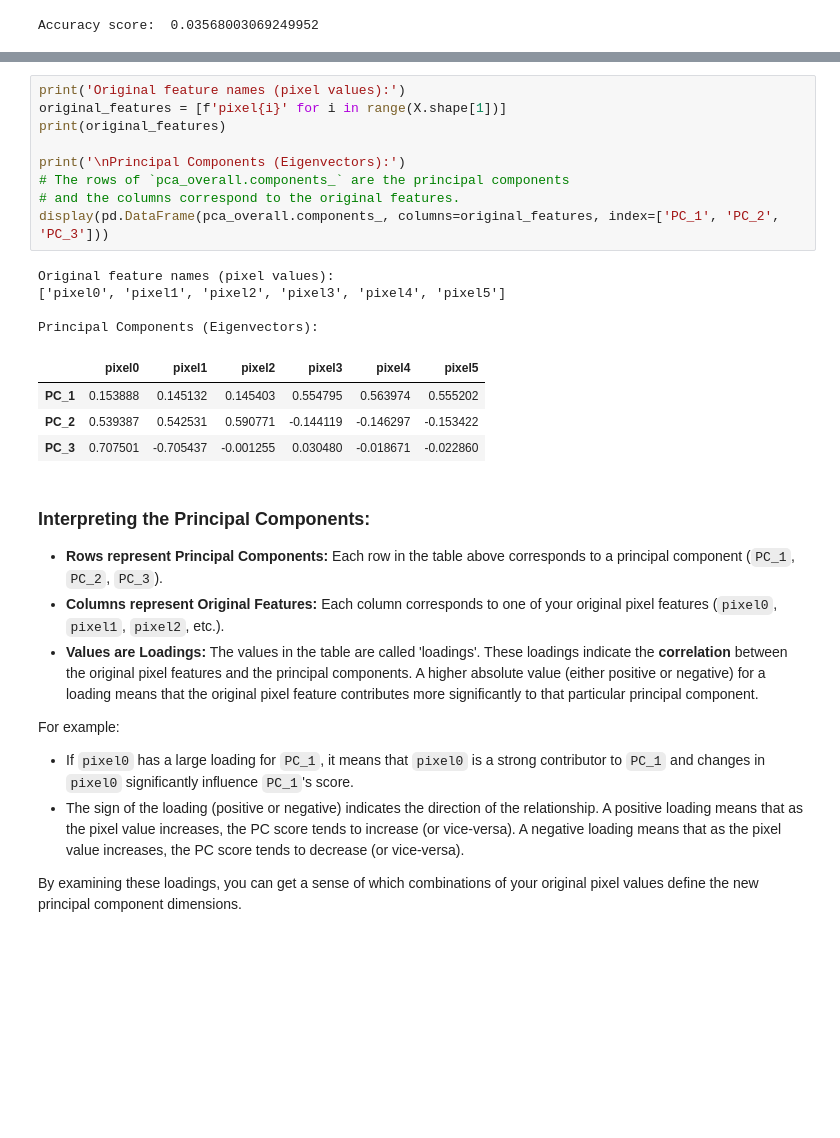
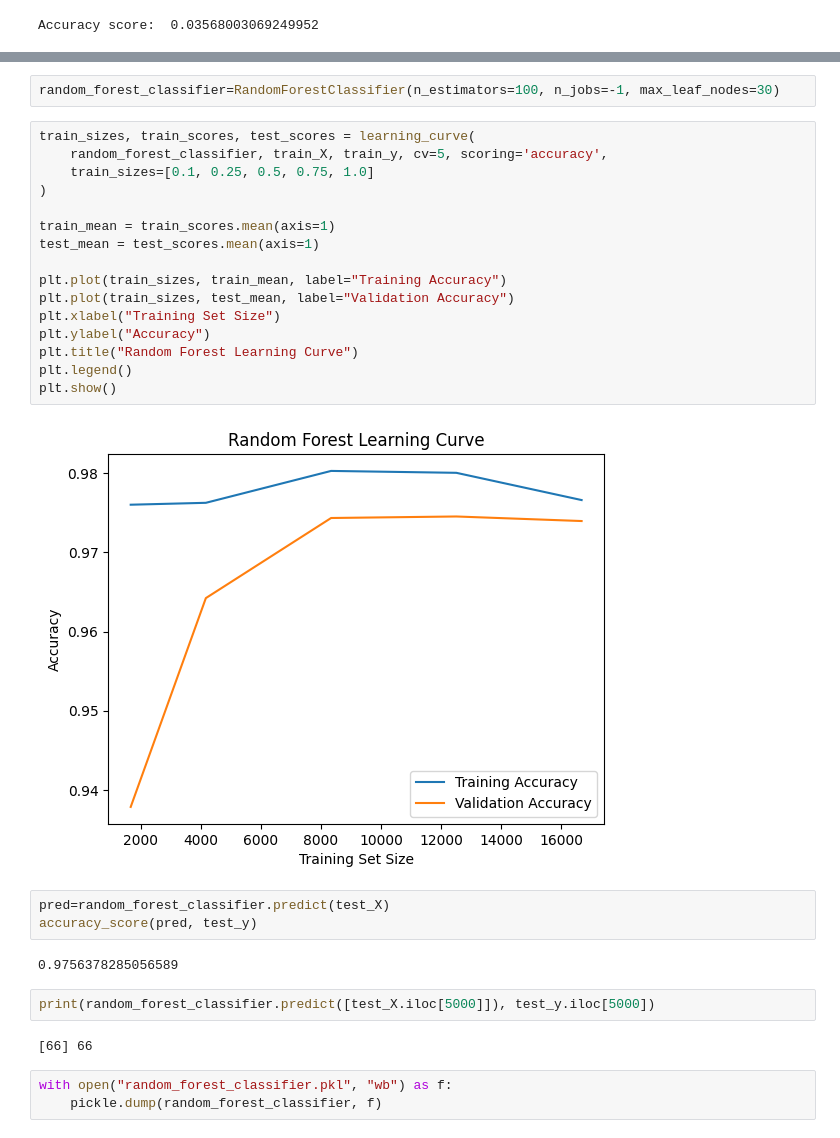
Before and after one commit to Prakas-Dutta/Hand-gesture-to-alphabet, a Jupyter notebook: Alphabetical_Hand_gesture_recognition_using_deep_learning.ipynb, the cells around one changed output, grey strips where cells are left out. Saved outputs shown, nothing was run; the diff lists cells and outputs as text; blank space fills up the shorter version.

```diff
--- a/Alphabetical_Hand_gesture_recognition_using_deep_learning.ipynb
+++ b/Alphabetical_Hand_gesture_recognition_using_deep_learning.ipynb
@@ -461,31 +339,32 @@ The DataFrame has 26063 rows (samples) and 4 columns (features + label).
-# %%
-print('Original feature names (pixel values):')
-original_features = [f'pixel{i}' for i in range(X.shape[1])]
-print(original_features)
-
-print('\nPrincipal Components (Eigenvectors):')
-# The rows of `pca_overall.components_` are the principal components
-# and the columns correspond to the original features.
-display(pd.DataFrame(pca_overall.components_, columns=original_features, index=['PC_1', 'PC_2', 'PC_3']))
-# %% [output]
-Original feature names (pixel values):
-['pixel0', 'pixel1', 'pixel2', 'pixel3', 'pixel4', 'pixel5']
-
-Principal Components (Eigenvectors):
-|  | pixel0 | pixel1 | pixel2 | pixel3 | pixel4 | pixel5 |
-| PC_1 | 0.153888 | 0.145132 | 0.145403 | 0.554795 | 0.563974 | 0.555202 |
-| PC_2 | 0.539387 | 0.542531 | 0.590771 | -0.144119 | -0.146297 | -0.153422 |
-| PC_3 | 0.707501 | -0.705437 | -0.001255 | 0.030480 | -0.018671 | -0.022860 |
-# %% [markdown]
-### Interpreting the Principal Components:
-
-*   **Rows represent Principal Components:** Each row in the table above corresponds to a principal component (`PC_1`, `PC_2`, `PC_3`).
-*   **Columns represent Original Features:** Each column corresponds to one of your original pixel features (`pixel0`, `pixel1`, `pixel2`, etc.).
-*   **Values are Loadings:** The values in the table are called 'loadings'. These loadings indicate the **correlation** between the original pixel features and the principal components. A higher absolute value (either positive or negative) for a loading means that the original pixel feature contributes more significantly to that particular principal component.
-
-For example:
-
-*   If `pixel0` has a large loading for `PC_1`, it means that `pixel0` is a strong contributor to `PC_1` and changes in `pixel0` significantly influence `PC_1`'s score.
-*   The sign of the loading (positive or negative) indicates the direction of the relationship. A positive loading means that as the pixel value increases, the PC score tends to increase (or vice-versa). A negative loading means that as the pixel value increases, the PC score tends to decrease (or vice-versa).
-
-By examining these loadings, you can get a sense of which combinations of your original pixel values define the new principal component dimensions.
+# %%
+random_forest_classifier=RandomForestClassifier(n_estimators=100, n_jobs=-1, max_leaf_nodes=30)
+# %%
+train_sizes, train_scores, test_scores = learning_curve(
+    random_forest_classifier, train_X, train_y, cv=5, scoring='accuracy',
+    train_sizes=[0.1, 0.25, 0.5, 0.75, 1.0]
+)
+
+train_mean = train_scores.mean(axis=1)
+test_mean = test_scores.mean(axis=1)
+
+plt.plot(train_sizes, train_mean, label="Training Accuracy")
+plt.plot(train_sizes, test_mean, label="Validation Accuracy")
+plt.xlabel("Training Set Size")
+plt.ylabel("Accuracy")
+plt.title("Random Forest Learning Curve")
+plt.legend()
+plt.show()
+# %% [output]
+[figure, added]
+# %%
+pred=random_forest_classifier.predict(test_X)
+accuracy_score(pred, test_y)
+# %% [output]
+0.9756378285056589
+# %%
+print(random_forest_classifier.predict([test_X.iloc[5000]]), test_y.iloc[5000])
+# %% [output]
+[66] 66
+# %%
+with open("random_forest_classifier.pkl", "wb") as f:
+    pickle.dump(random_forest_classifier, f)
```
Also changed, not shown: parts of 9 cells of this notebook.
